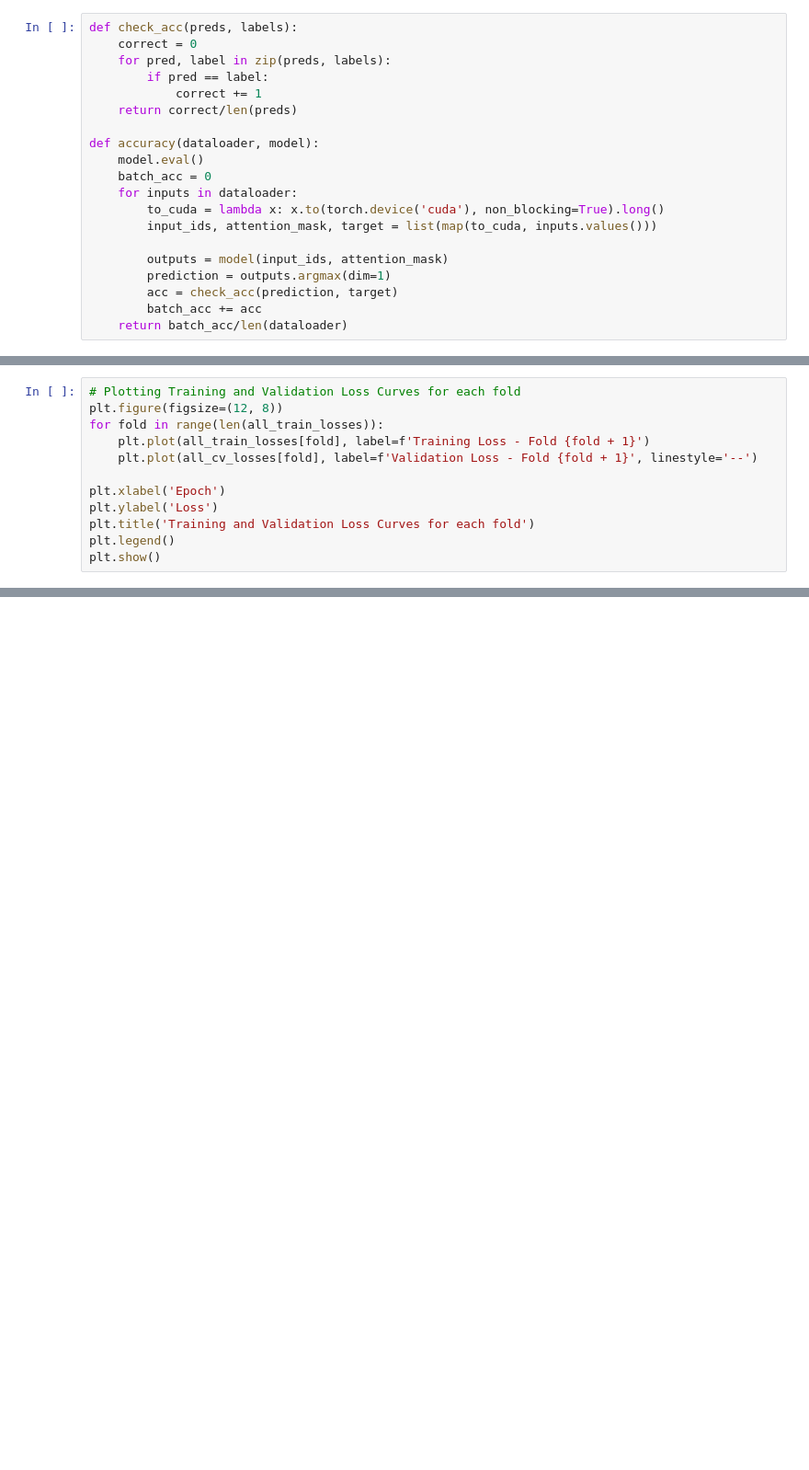
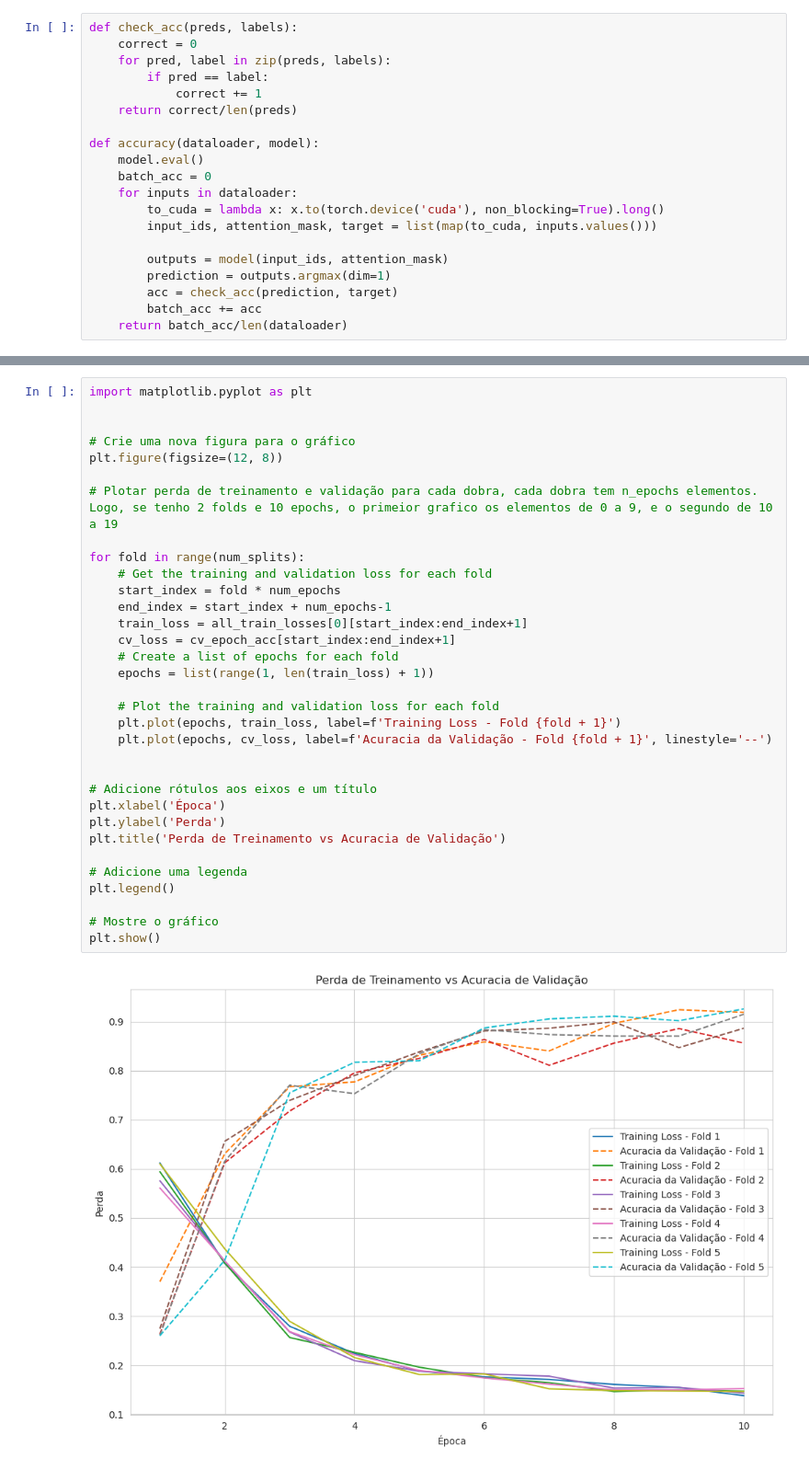
Before and after one commit to LucasJLBraz/DataScience_Mandacaru, a Jupyter notebook: Lucas Braz/BERT_CV_OTIMIN.ipynb, the cells around one changed output, grey strips where cells are left out. Shown at 92% size. Drawn from its saved outputs; the diff is of its cells as text; blank space fills up the shorter version.

Commit message:
Adicionei Graficos no BERT

```diff
--- a/Lucas Braz/BERT_CV_OTIMIN.ipynb
+++ b/Lucas Braz/BERT_CV_OTIMIN.ipynb
@@ -206,12 +320,0 @@ IndexError: index 1319 is out of bounds for axis 0 with size 1314
-# %%
-# Plotting Training and Validation Loss Curves for each fold
-plt.figure(figsize=(12, 8))
-for fold in range(len(all_train_losses)):
-    plt.plot(all_train_losses[fold], label=f'Training Loss - Fold {fold + 1}')
-    plt.plot(all_cv_losses[fold], label=f'Validation Loss - Fold {fold + 1}', linestyle='--')
-
-plt.xlabel('Epoch')
-plt.ylabel('Loss')
-plt.title('Training and Validation Loss Curves for each fold')
-plt.legend()
-plt.show()
@@ -221,0 +331,35 @@ plt.show()
+# %%
+import matplotlib.pyplot as plt
+
+
+# Crie uma nova figura para o gráfico
+plt.figure(figsize=(12, 8))
+
+# Plotar perda de treinamento e validação para cada dobra, cada dobra tem n_epochs elementos. Logo, se tenho 2 folds e 10 epochs, o primeior grafico os elementos de 0 a 9, e o segundo de 10 a 19
+
+for fold in range(num_splits):
+    # Get the training and validation loss for each fold
+    start_index = fold * num_epochs
+    end_index = start_index + num_epochs-1
+    train_loss = all_train_losses[0][start_index:end_index+1]
+    cv_loss = cv_epoch_acc[start_index:end_index+1]
+    # Create a list of epochs for each fold
+    epochs = list(range(1, len(train_loss) + 1))
+
+    # Plot the training and validation loss for each fold
+    plt.plot(epochs, train_loss, label=f'Training Loss - Fold {fold + 1}')
+    plt.plot(epochs, cv_loss, label=f'Acuracia da Validação - Fold {fold + 1}', linestyle='--')
+
+
+# Adicione rótulos aos eixos e um título
+plt.xlabel('Época')
+plt.ylabel('Perda')
+plt.title('Perda de Treinamento vs Acuracia de Validação')
+
+# Adicione uma legenda
+plt.legend()
+
+# Mostre o gráfico
+plt.show()
+# %% [output]
+[figure, added]
```
Also changed, not shown: parts of 36 cells of this notebook.
